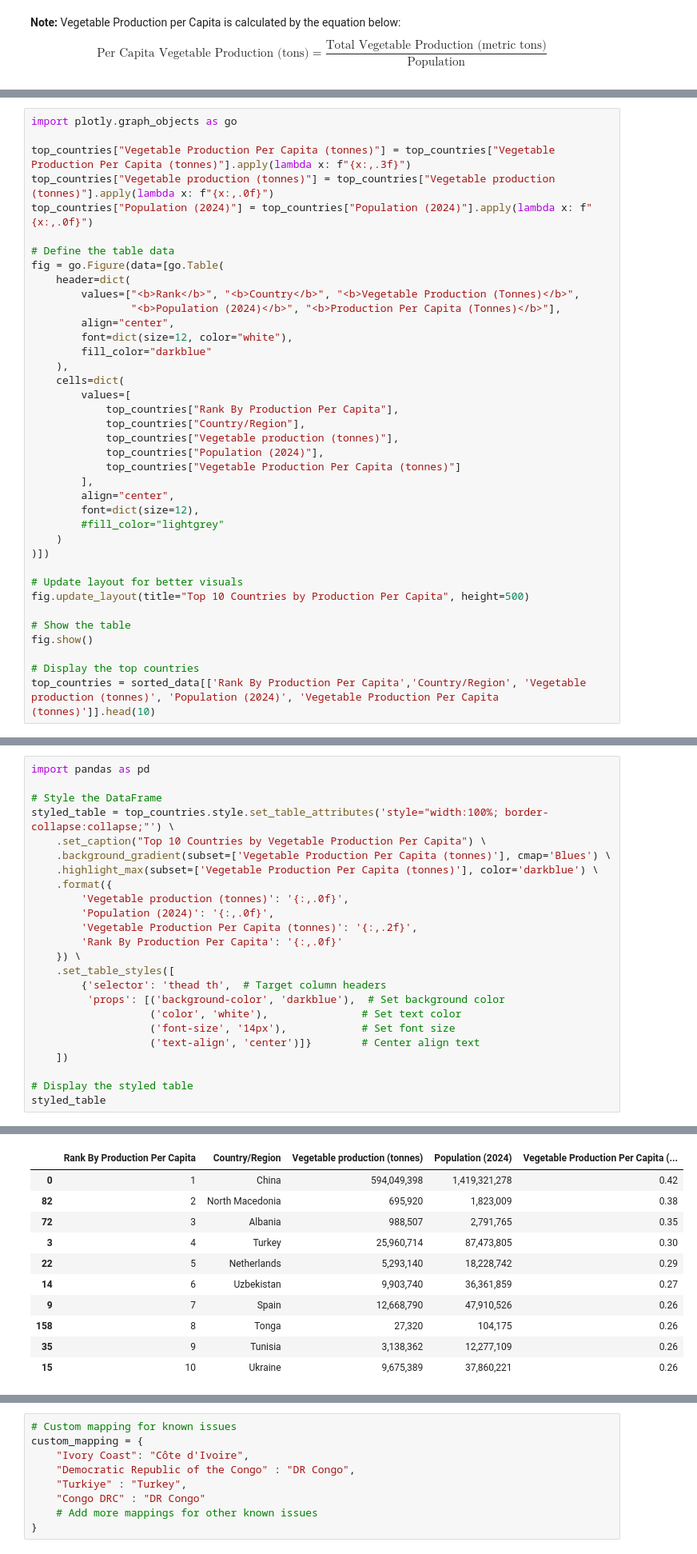
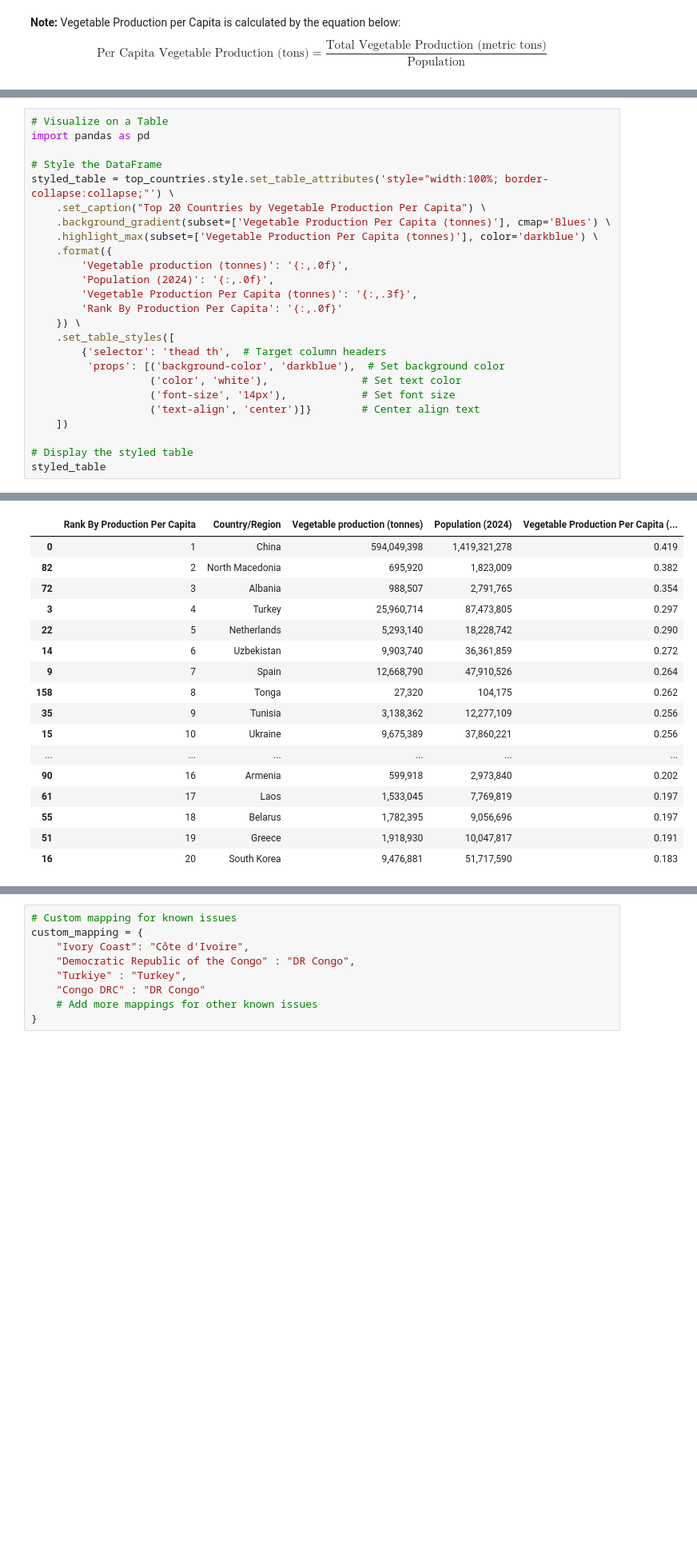
Before and after one commit to mahmad2005/Palette_Cohort_6, a Jupyter notebook: AgriSKSolutions_Take_home_Interview_Final.ipynb, the cells around one changed output, grey strips where cells are left out. Shown: that part at 80% size. Saved outputs shown, nothing was run; the diff lists cells and outputs as text; blank space fills up the shorter version.

```diff
--- a/AgriSKSolutions_Take_home_Interview_Final.ipynb
+++ b/AgriSKSolutions_Take_home_Interview_Final.ipynb
@@ -286,38 +271,0 @@ top_countries
-# %%
-import plotly.graph_objects as go
-
-top_countries["Vegetable Production Per Capita (tonnes)"] = top_countries["Vegetable Production Per Capita (tonnes)"].apply(lambda x: f"{x:,.3f}")
-top_countries["Vegetable production (tonnes)"] = top_countries["Vegetable production (tonnes)"].apply(lambda x: f"{x:,.0f}")
-top_countries["Population (2024)"] = top_countries["Population (2024)"].apply(lambda x: f"{x:,.0f}")
-
-# Define the table data
-fig = go.Figure(data=[go.Table(
-    header=dict(
-        values=["<b>Rank</b>", "<b>Country</b>", "<b>Vegetable Production (Tonnes)</b>",
-                "<b>Population (2024)</b>", "<b>Production Per Capita (Tonnes)</b>"],
-        align="center",
-        font=dict(size=12, color="white"),
-        fill_color="darkblue"
-    ),
-    cells=dict(
-        values=[
-            top_countries["Rank By Production Per Capita"],
-            top_countries["Country/Region"],
-            top_countries["Vegetable production (tonnes)"],
-            top_countries["Population (2024)"],
-            top_countries["Vegetable Production Per Capita (tonnes)"]
-        ],
-        align="center",
-        font=dict(size=12),
-        #fill_color="lightgrey"
-    )
-)])
-
-# Update layout for better visuals
-fig.update_layout(title="Top 10 Countries by Production Per Capita", height=500)
-
-# Show the table
-fig.show()
-
-# Display the top countries
-top_countries = sorted_data[['Rank By Production Per Capita','Country/Region', 'Vegetable production (tonnes)', 'Population (2024)', 'Vegetable Production Per Capita (tonnes)']].head(10)
@@ -326,15 +274,16 @@ top_countries = sorted_data[['Rank By Production Per Capita','Country/Region', '
 # %%
+# Visualize on a Table
 import pandas as pd
 
 # Style the DataFrame
 styled_table = top_countries.style.set_table_attributes('style="width:100%; border-collapse:collapse;"') \
-    .set_caption("Top 10 Countries by Vegetable Production Per Capita") \
+    .set_caption("Top 20 Countries by Vegetable Production Per Capita") \
     .background_gradient(subset=['Vegetable Production Per Capita (tonnes)'], cmap='Blues') \
     .highlight_max(subset=['Vegetable Production Per Capita (tonnes)'], color='darkblue') \
     .format({
         'Vegetable production (tonnes)': '{:,.0f}',
         'Population (2024)': '{:,.0f}',
-        'Vegetable Production Per Capita (tonnes)': '{:,.2f}',
+        'Vegetable Production Per Capita (tonnes)': '{:,.3f}',
         'Rank By Production Per Capita': '{:,.0f}'
     }) \
     .set_table_styles([
@@ -352,11 +301,17 @@ Top 10 Countries by Vegetable Production Per Capita
 |  | Rank By Production Per Capita | Country/Region | Vegetable production (tonnes) | Population (2024) | Vegetable Production Per Capita (... |
-| 0 | 1 | China | 594,049,398 | 1,419,321,278 | 0.42 |
-| 82 | 2 | North Macedonia | 695,920 | 1,823,009 | 0.38 |
-| 72 | 3 | Albania | 988,507 | 2,791,765 | 0.35 |
-| 3 | 4 | Turkey | 25,960,714 | 87,473,805 | 0.30 |
-| 22 | 5 | Netherlands | 5,293,140 | 18,228,742 | 0.29 |
-| 14 | 6 | Uzbekistan | 9,903,740 | 36,361,859 | 0.27 |
-| 9 | 7 | Spain | 12,668,790 | 47,910,526 | 0.26 |
-| 158 | 8 | Tonga | 27,320 | 104,175 | 0.26 |
-| 35 | 9 | Tunisia | 3,138,362 | 12,277,109 | 0.26 |
-| 15 | 10 | Ukraine | 9,675,389 | 37,860,221 | 0.26 |
+| 0 | 1 | China | 594,049,398 | 1,419,321,278 | 0.419 |
+| 82 | 2 | North Macedonia | 695,920 | 1,823,009 | 0.382 |
+| 72 | 3 | Albania | 988,507 | 2,791,765 | 0.354 |
+| 3 | 4 | Turkey | 25,960,714 | 87,473,805 | 0.297 |
+| 22 | 5 | Netherlands | 5,293,140 | 18,228,742 | 0.290 |
+| 14 | 6 | Uzbekistan | 9,903,740 | 36,361,859 | 0.272 |
+| 9 | 7 | Spain | 12,668,790 | 47,910,526 | 0.264 |
+| 158 | 8 | Tonga | 27,320 | 104,175 | 0.262 |
+| 35 | 9 | Tunisia | 3,138,362 | 12,277,109 | 0.256 |
+| 15 | 10 | Ukraine | 9,675,389 | 37,860,221 | 0.256 |
+| ... | ... | ... | ... | ... | ... |
+| 90 | 16 | Armenia | 599,918 | 2,973,840 | 0.202 |
+| 61 | 17 | Laos | 1,533,045 | 7,769,819 | 0.197 |
+| 55 | 18 | Belarus | 1,782,395 | 9,056,696 | 0.197 |
+| 51 | 19 | Greece | 1,918,930 | 10,047,817 | 0.191 |
+| 16 | 20 | South Korea | 9,476,881 | 51,717,590 | 0.183 |
```
Also changed, not shown: parts of 24 cells of this notebook.
